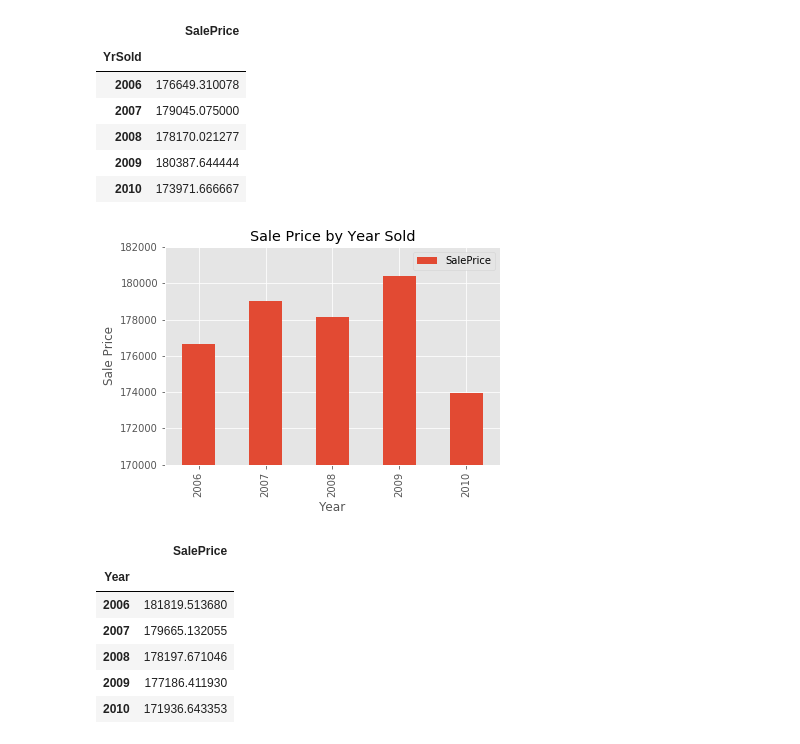
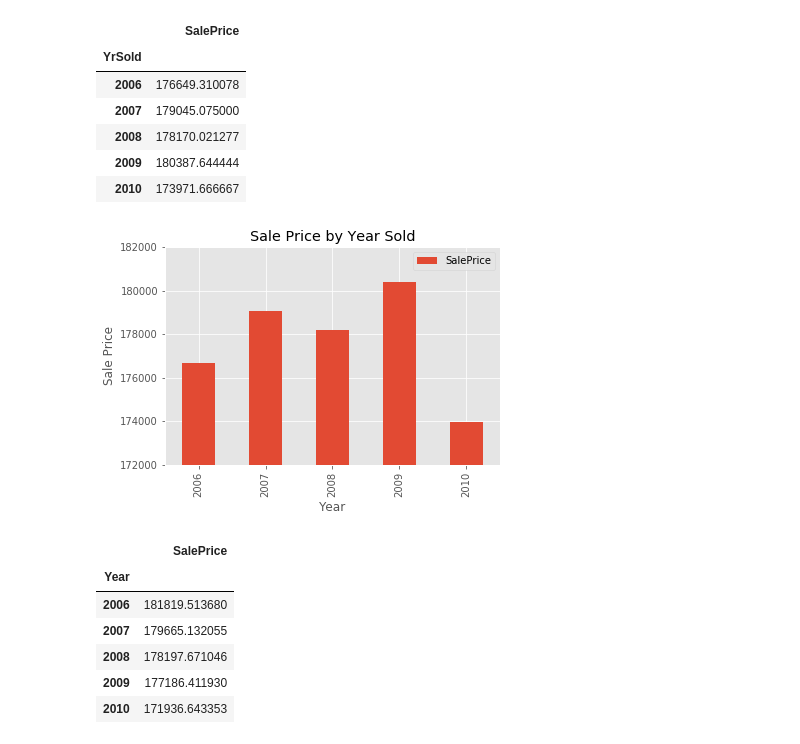
Before and after one commit to brandoncryu/ames_ml_project, a Jupyter notebook: Gathered_EDA.ipynb, the cells around one changed output. Saved outputs shown, nothing was run; the diff lists cells and outputs as text; code cells hidden in the pictures.

Commit message:
updated graph

```diff
--- a/Gathered_EDA.ipynb
+++ b/Gathered_EDA.ipynb
@@ -22,7 +22,7 @@ The `Ames_Housing_Price_Data.csv` set contains $81$ data columns, including the
 
 The `Ames_Real_Estate_Data.csv` set contains $90$ data columns, including the key feature **Prop_Addr** which will be used to find the long-lat coordinates of the houses.
 # %%
-housing = pd.read_csv('./data/Ames_HousePrice.csv', index_col=0)
+housing = pd.read_csv('./data/Ames_Housing_Price_Data.csv', index_col=0)
 housing.shape
 # %% [output]
 (2580, 81)
@@ -269,14 +270,14 @@ housing.groupby('YrSold').agg({'SalePrice':'mean'})
 # %%
 xy = housing.groupby('YrSold').agg({'SalePrice':'mean'})
 
 xy.plot(kind ='bar')
 plt.title('Sale Price by Year Sold')
 plt.ylabel('Sale Price')
 plt.xlabel('Year')
-plt.ylim([170000,182000])
+plt.ylim([172000,182000])
 plt.show()
 # %% [output]
-[figure, old version]
+[figure, new version]
 # %%
 FRMx = FRM_1.groupby('Year').agg({'SalePrice':'mean'})
 # %% [output]
```
Also changed, not shown: parts of 2 cells of this notebook.
